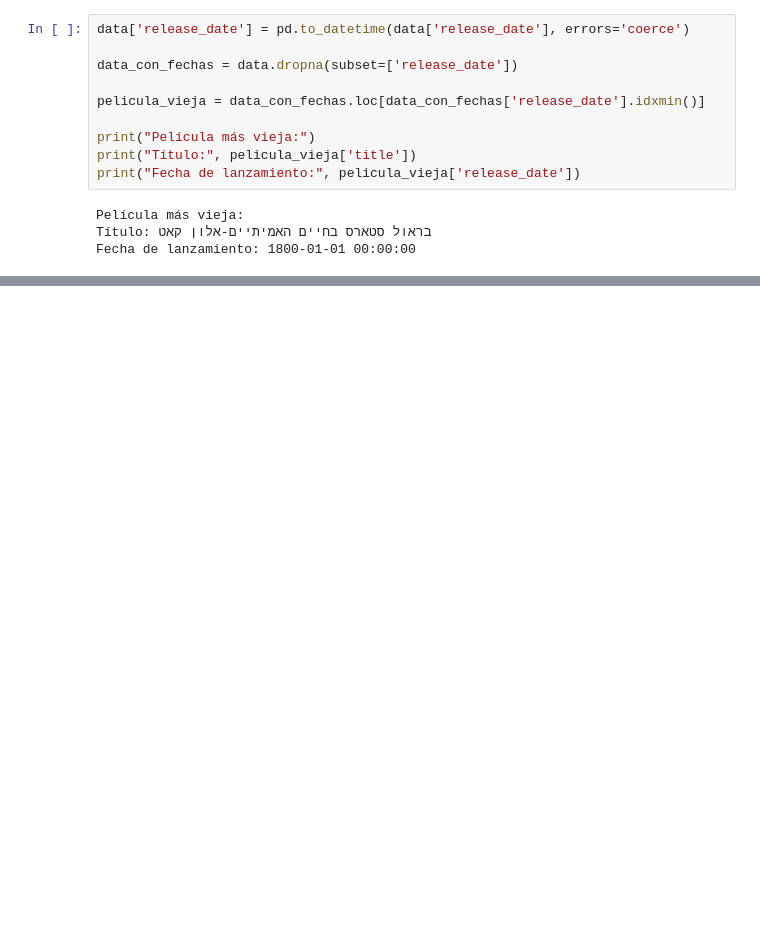
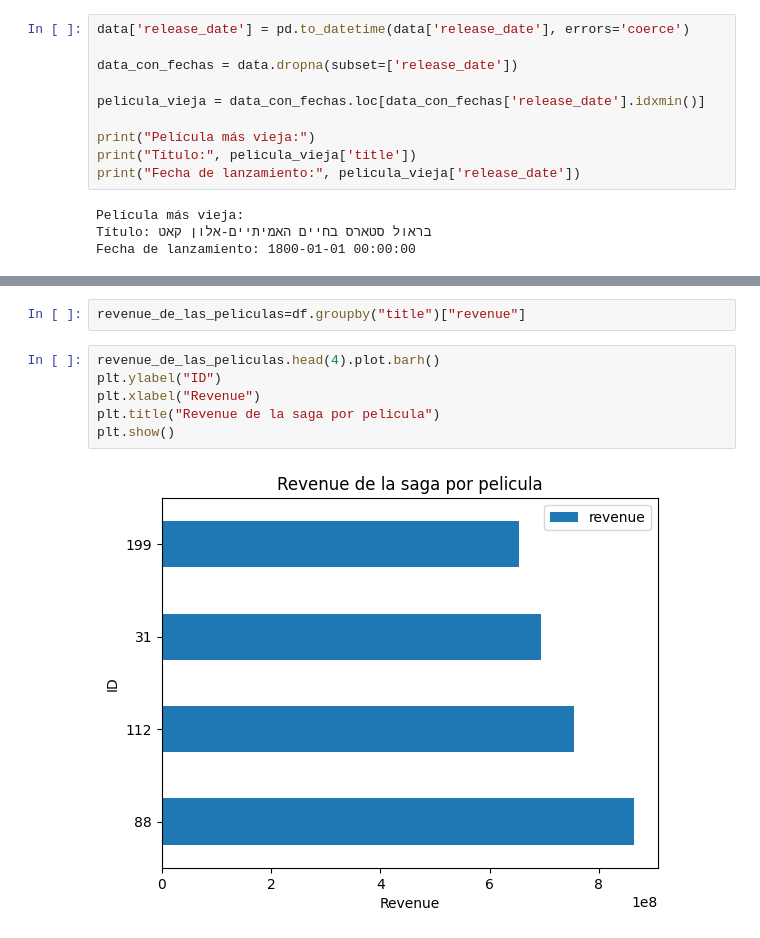
Before and after one commit to Christopher-Ramirez-S/An-lisis-de-datos, a Jupyter notebook: ProyectoFinal.ipynb, the cells around one changed output, grey strips where cells are left out. Cells and saved outputs as stored; diff of their text form; blank space fills up the shorter version.

```diff
--- a/ProyectoFinal.ipynb
+++ b/ProyectoFinal.ipynb
@@ -112,0 +109,10 @@ La película de LOTR con más votos:
+# %%
+revenue_de_las_peliculas=df.groupby("title")["revenue"]
+# %%
+revenue_de_las_peliculas.head(4).plot.barh()
+plt.ylabel("ID")
+plt.xlabel("Revenue")
+plt.title("Revenue de la saga por pelicula")
+plt.show()
+# %% [output]
+[figure, added]
```
Also changed, not shown: parts of 7 cells of this notebook.
